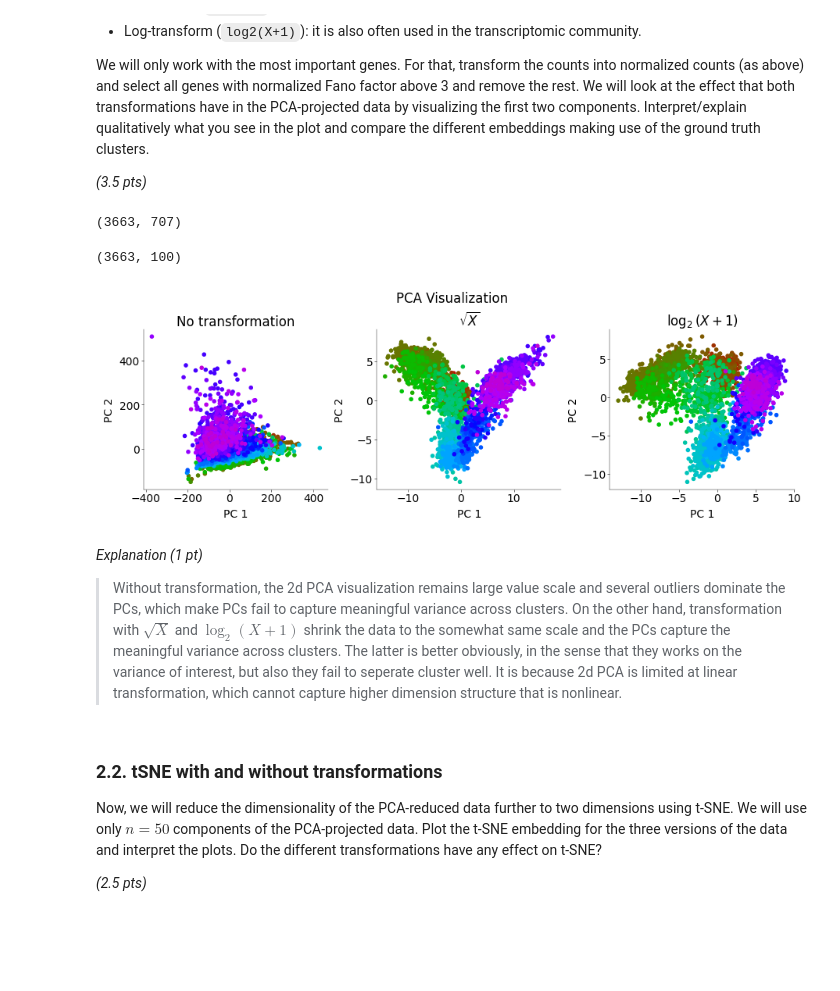
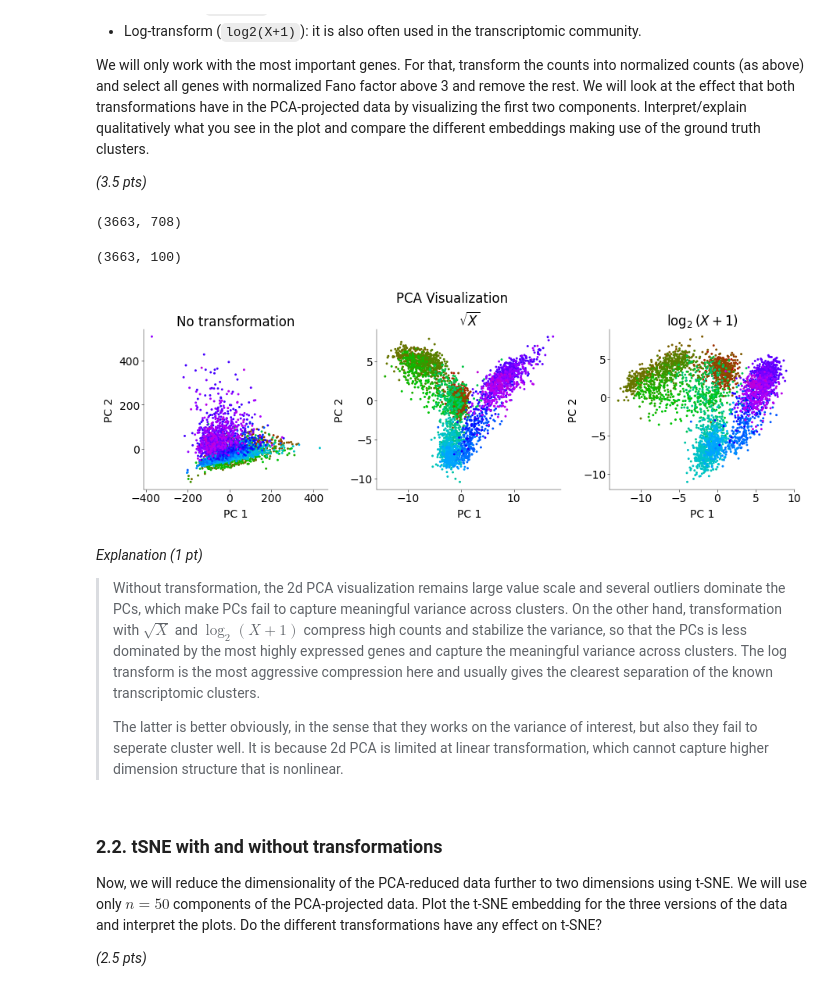
Before and after one commit to ZhidongZhang96/Course_NeuralDataScience_ST26, a Jupyter notebook: notebooks/CodingLab7.ipynb, the cells around one changed output. Cells and saved outputs as stored; diff of their text form; code cells hidden in the pictures; blank space fills up the shorter version.

```diff
--- a/notebooks/CodingLab7.ipynb
+++ b/notebooks/CodingLab7.ipynb
@@ -301,7 +309,7 @@ _(2.5 pts)_
 # -------------------------------------------------
 counts_norm = counts / seq_deps[:, np.newaxis] * np.median(seq_deps)
 avg_counts_norm = counts_norm.mean(axis=0)
-fano_norm = counts_norm.var(axis=0) / avg_counts_norm
+fano_norm = counts_norm.var(axis=0, ddof=1) / avg_counts_norm
 # %%
 # ----------------------------------------------------------
 # plot normalized counts and find the top 10 genes (1 pt)
@@ -379,7 +403,7 @@ counts_selected = counts_norm[:, masking]
 
 counts_selected.shape  # (num_cells, num_genes_selected)
 # %% [output]
-(3663, 707)
+(3663, 708)
 # %%
 # --------------------------------------
 # transform data and apply PCA (1 pt)
@@ -390,19 +414,21 @@ from sklearn.decomposition import PCA
 # perform PCA
 # NOTE: use random_state=42
 
-pca_org = PCA(n_components=100, random_state=42)
+n_pca_components = 100
+
+pca_org = PCA(n_pca_components, random_state=42)
 pca_org.fit(counts_selected)
 trans_counts = pca_org.fit_transform(counts_selected)
 
 # sqrt(X)
 sqrt_counts = np.sqrt(counts_selected)
-pca_sqrt = PCA(n_components=100, random_state=42)
+pca_sqrt = PCA(n_pca_components, random_state=42)
 pca_sqrt.fit(sqrt_counts)
 sqrt_trans_counts = pca_sqrt.fit_transform(sqrt_counts)
 
 # log2(X+1)
 log_counts = np.log2(counts_selected + 1)
-pca_log = PCA(n_components=100, random_state=42)
+pca_log = PCA(n_pca_components, random_state=42)
 pca_log.fit(log_counts)
 log_trans_counts = pca_log.fit_transform(log_counts)
 
@@ -412,32 +438,36 @@ trans_counts.shape
 # %%
 # ------------------------------------------------
 # plot first 2 PCs for each transformation (1 pt)
 # ------------------------------------------------
 
 fig, axs = plt.subplots(1, 3, figsize=(9, 3))
 # add plot
 
 cluster_colormap = clusterColors[clusters]  # extract the groud truth colors
 
-axs[0].scatter(trans_counts[:, 0], trans_counts[:, 1], c=cluster_colormap)
-axs[1].scatter(sqrt_trans_counts[:, 0], sqrt_trans_counts[:, 1], c=cluster_colormap)
-axs[2].scatter(log_trans_counts[:, 0], log_trans_counts[:, 1], c=cluster_colormap)
+axs[0].scatter(trans_counts[:, 0], trans_counts[:, 1], c=cluster_colormap, s=5)
+axs[1].scatter(
+    sqrt_trans_counts[:, 0], sqrt_trans_counts[:, 1], c=cluster_colormap, s=5
+)
+axs[2].scatter(log_trans_counts[:, 0], log_trans_counts[:, 1], c=cluster_colormap, s=5)
 
 axs[0].set_title("No transformation")
 axs[1].set_title("$\\sqrt{X}$")
 axs[2].set_title("$\\log_2(X+1)$")
 
 for i in range(3):
     axs[i].set_xlabel("PC 1")
     axs[i].set_ylabel("PC 2")
 plt.suptitle("PCA Visualization")
 plt.show()
 # %% [output]
-[figure, old version]
+[figure, new version]
 # %% [markdown]
 _Explanation (1 pt)_
 
-> Without transformation, the 2d PCA visualization remains large value scale and several outliers dominate the PCs, which make PCs fail to capture meaningful variance across clusters. On the other hand, transformation with $\sqrt{X}$ and $\log_2(X+1)$ shrink the data to the somewhat same scale and the PCs capture the meaningful variance across clusters. The latter is better obviously, in the sense that they works on the variance of interest, but also they fail to seperate cluster well. It is because 2d PCA is limited at linear transformation, which cannot capture higher dimension structure that is nonlinear.
+> Without transformation, the 2d PCA visualization remains large value scale and several outliers dominate the PCs, which make PCs fail to capture meaningful variance across clusters. On the other hand, transformation with $\sqrt{X}$ and $\log_2(X+1)$ compress high counts and stabilize the variance, so that the PCs is less dominated by the most highly expressed genes and capture the meaningful variance across clusters. The log transform is the most aggressive compression here and usually gives the clearest separation of the known transcriptomic clusters.
+>
+> The latter is better obviously, in the sense that they works on the variance of interest, but also they fail to seperate cluster well. It is because 2d PCA is limited at linear transformation, which cannot capture higher dimension structure that is nonlinear.
 # %% [markdown]
 ### 2.2. tSNE with and without transformations
 
```
Also changed, not shown: parts of 17 cells of this notebook, 2 other files.
